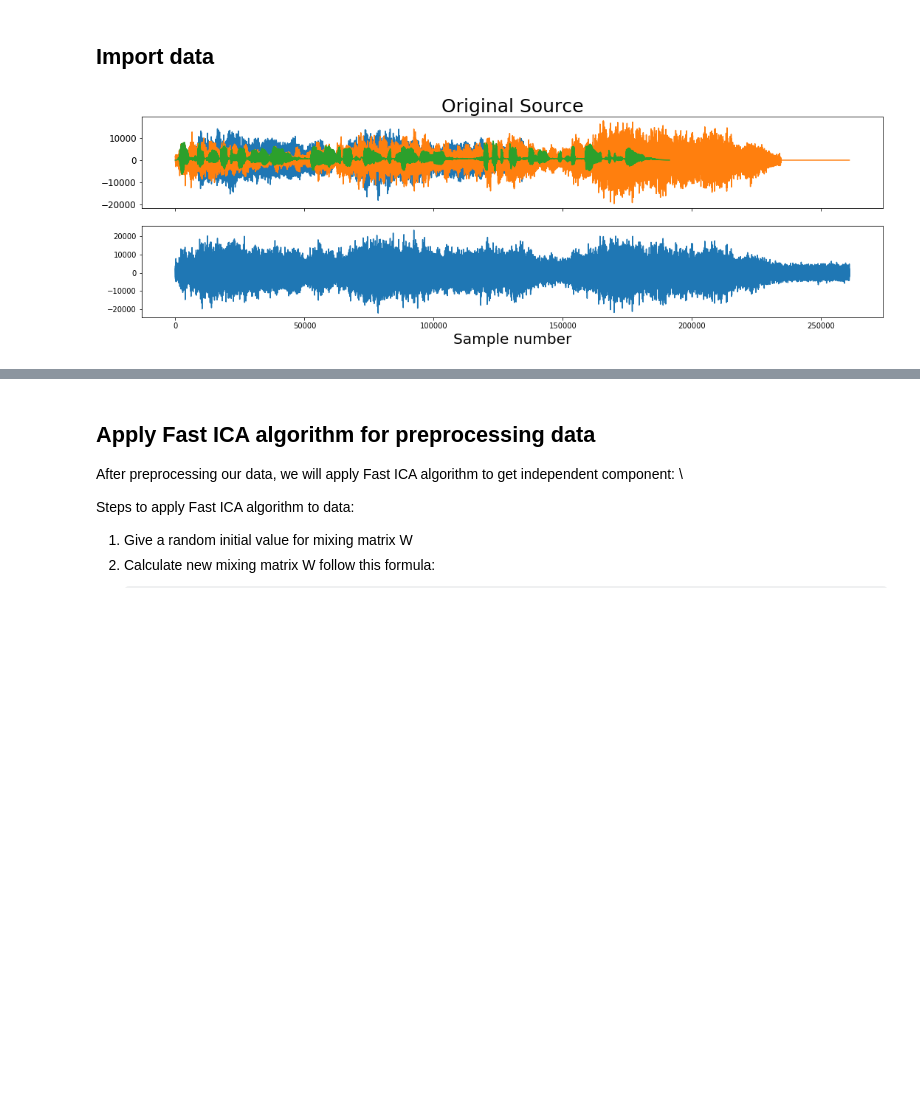
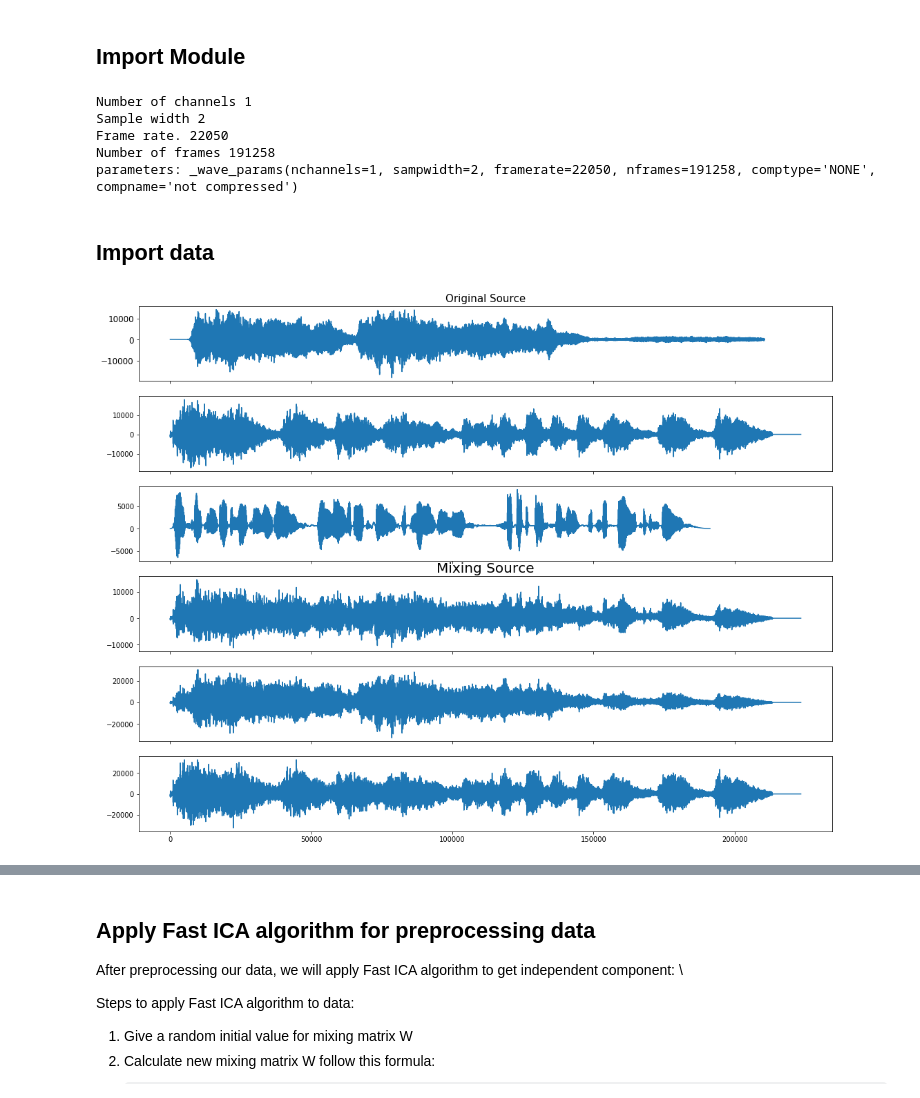
Before and after one commit to JVN2019/ICA_Linear_Report, a Jupyter notebook: Fast ICA for Audio.ipynb, the cells around one changed output, grey strips where cells are left out. Saved outputs shown, nothing was run; the diff lists cells and outputs as text; code cells hidden in the pictures; some formulas as TeX source; blank space fills up the shorter version.

Commit message:
Update code, source and results

```diff
--- a/Fast ICA for Audio.ipynb
+++ b/Fast ICA for Audio.ipynb
@@ -1,3 +1,5 @@
+# %% [markdown]
+## Import Module
 # %%
 import numpy as np
 import pandas as pd
@@ -9,31 +10,45 @@ from sklearn.metrics import mean_squared_error
 np.random.seed(42)
 %matplotlib inline
+# %%
+import wave
+obj = wave.open('mike.wav','r')
+print( "Number of channels",obj.getnchannels())
+print ( "Sample width",obj.getsampwidth())
+print ( "Frame rate.",obj.getframerate())
+print ("Number of frames",obj.getnframes())
+print ( "parameters:",obj.getparams())
+obj.close()
+# %% [output]
+Number of channels 1
+Sample width 2
+Frame rate. 22050
+Number of frames 191258
+parameters: _wave_params(nchannels=1, sampwidth=2, framerate=22050, nframes=191258, comptype='NONE', compname='not compressed')
 # %% [markdown]
 ## Import data
 # %%
 SR1, source1 = wavfile.read('beet.wav')
-SR2, source2 = wavfile.read('beet9.wav')
+SR2, source2 = wavfile.read('beet92.wav')
 SR3, source3 = wavfile.read('mike.wav')
 MSR1, mix_source1 = wavfile.read('mixing1.wav')
 MSR2, mix_source2 = wavfile.read('mixing2.wav')
 MSR3, mix_source3 = wavfile.read('mixing3.wav')
-n_samples=mix_source1.shape[0]
-noise1 = 1.5*np.random.normal(loc=0.0,scale=1000, size=n_samples)
-noise2 = 0.7*np.random.normal(loc=0.0, size=n_samples)
-noise3 = 2.1*np.random.normal(loc=0.0, size=n_samples)
 Source=np.asarray([source1,source2,source3])
-X_=np.asarray([mix_source1+noise1,mix_source2,mix_source3])
+X=np.asarray([mix_source1,mix_source2,mix_source3])
+fig, ax = plt.subplots(6, 1, figsize=[18, 14], sharex=True)
+ax[0].plot(source1)
+ax[1].plot(source2)
+ax[2].plot(source3)
+ax[3].plot(X[0])
+ax[4].plot(X[1])
+ax[5].plot(X[2])
+ax[3].set_title('Mixing Source', fontsize=20)
+ax[0].set_title('Original Source', fontsize=15)
+ax[0].tick_params(labelsize=12)
 
-fig, ax = plt.subplots(2, 1, figsize=[18, 5], sharex=True)
-for i in range(len(Source)):
-    ax[0].plot(Source[i])
-ax[1].plot(X_[0])
-ax[0].set_title('Original Source', fontsize=25)
-ax[0].tick_params(labelsize=12)
-ax[1].set_xlabel('Sample number', fontsize=20)
 plt.show()
 # %% [output]
-[figure, old version]
+[figure, new version]
 # %%
 n_sample=mix_source1.shape[0]
 n_sample
```
Also changed, not shown: parts of 18 cells of this notebook, 8 other files.
